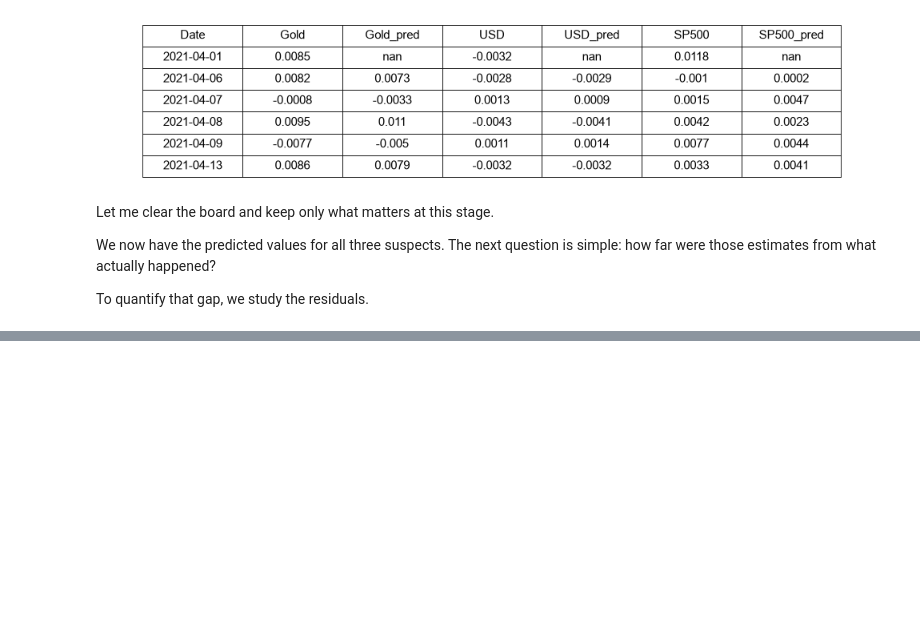
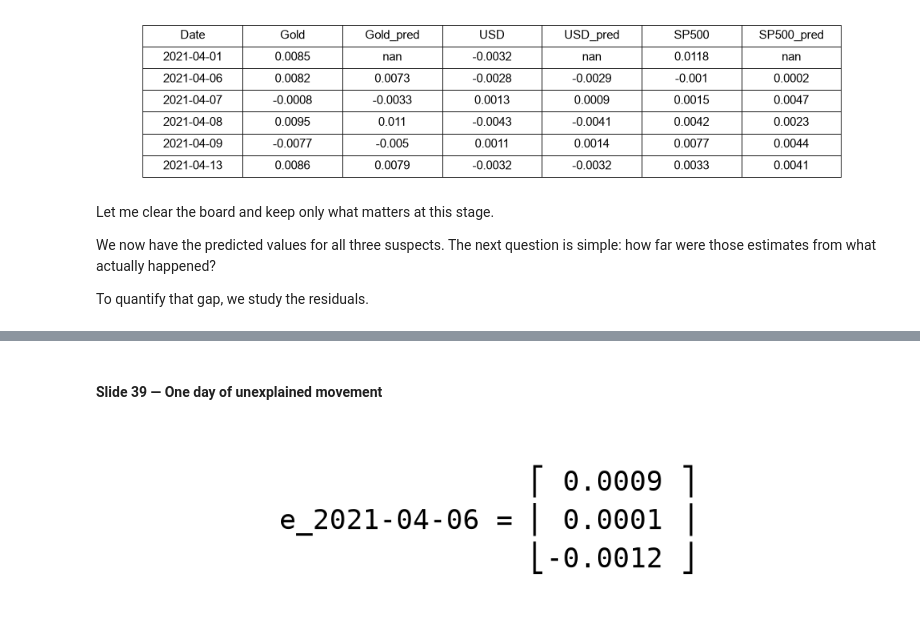
Before and after one commit to Bloodphilic/AlgoStalk, a Jupyter notebook: course/TimeSeries/VAR/code/VAR_Concepts_Investigation.ipynb, the cells around one changed output, grey strips where cells are left out. Cells and saved outputs as stored; diff of their text form; code cells hidden in the pictures; blank space fills up the shorter version.

```diff
--- a/course/TimeSeries/VAR/code/VAR_Concepts_Investigation.ipynb
+++ b/course/TimeSeries/VAR/code/VAR_Concepts_Investigation.ipynb
@@ -936,0 +1018,18 @@ To quantify that gap, we study the residuals.
+# %% [markdown]
+#### Slide 39 — One day of unexplained movement
+# %%
+first_residual_row = residual_table.dropna(
+    subset=["Gold_residual", "USD_residual", "SP500_residual"]
+).iloc[0]
+
+first_date = first_residual_row["Date"]
+display_matrix(
+    f"                ⎡ {first_residual_row['Gold_residual']:.4f} ⎤\n"
+    f" e_{first_date} = ⎢ {first_residual_row['USD_residual']:.4f} ⎥\n"
+    f"                ⎣{first_residual_row['SP500_residual']:.4f} ⎦",
+
+    fontsize=24,
+    figsize=(12, 2.8),
+)
+# %% [output]
+[figure, added]
```
Also changed, not shown: parts of 30 cells of this notebook, 5 other files.
